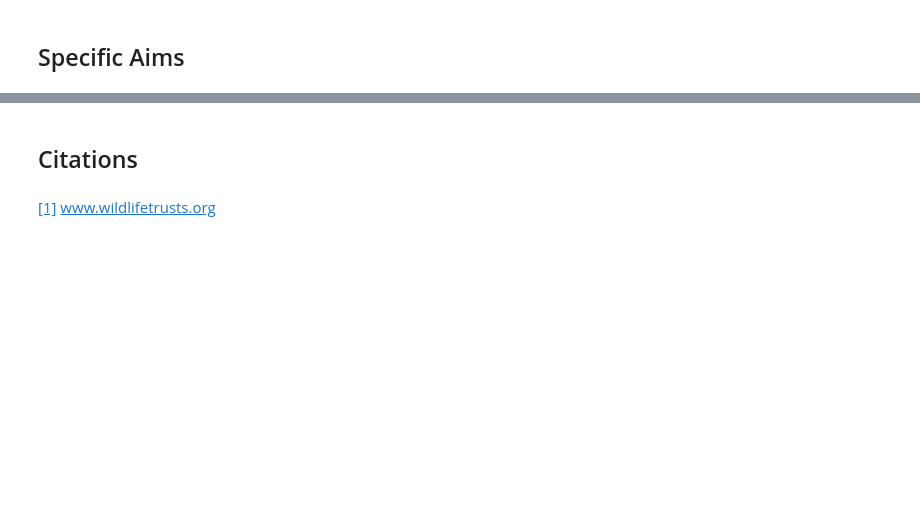
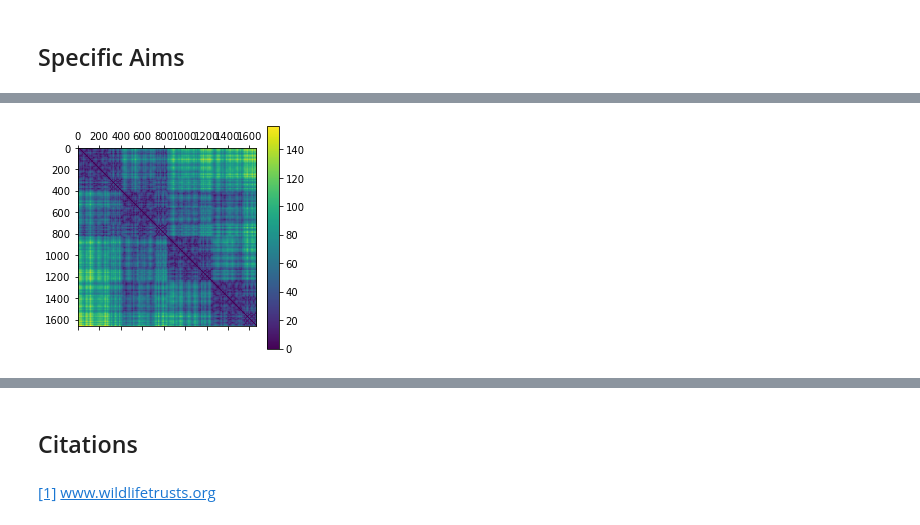
Before and after one commit to mcruggiero/KLH_Research, a Jupyter notebook: Key Hole Limpet Hemocyanin.ipynb, the cells around one changed output, grey strips where cells are left out. Drawn from its saved outputs; the diff is of its cells as text; code cells hidden in the pictures; blank space fills up the shorter version.

```diff
--- a/Key Hole Limpet Hemocyanin.ipynb
+++ b/Key Hole Limpet Hemocyanin.ipynb
@@ -13,0 +164,6 @@ The goal of this work will be two-fold.  First, this work aims to understand the
+# %%
+# Modified from code at https://warwick.ac.uk/fac/sci/moac/people/students/peter_cock/python/protein_contact_map/
+def calc_alpha_distance(r_1, r_2, p_dict):
+    """Take key values from protein dict and calcualtes distance"""
+    diff_vect = p_dict[r_1]["np_coord"] - p_dict[r_2]["np_coord"]
+    return np.sqrt(np.sum(diff_vect * diff_vect))
@@ -13,0 +363,30 @@ The goal of this work will be two-fold.  First, this work aims to understand the
+# %%
+def calc_residue_dist(residue_one, residue_two) :
+    """Returns the C-alpha distance between two residues"""
+    diff_vector  = residue_one["CA"].coord - residue_two["CA"].coord
+    return np.sqrt(np.sum(diff_vector * diff_vector))
+
+def calc_dist_matrix(chain_one, chain_two) :
+    """Returns a matrix of C-alpha distances between two chains"""
+    answer = np.zeros((len(chain_one), len(chain_two)), np.float)
+    for row, residue_one in enumerate(chain_one) :
+        for col, residue_two in enumerate(chain_two) :
+            answer[row, col] = calc_residue_dist(residue_one, residue_two)
+    return answer
+# %%
+chain = model["A"]
+
+def aa_residues(chain):
+        aa_only = []
+        for i in chain:
+            if i.get_resname() in standard_aa_names:
+                aa_only.append(i)
+        return aa_only
+
+AA_1 = aa_residues(model["A"])
+dist_matrix = calc_dist_matrix(AA_1, AA_1)
+
+import pylab
+pylab.matshow(np.transpose(dist_matrix))
+pylab.colorbar()
+pylab.show()
@@ -13,0 +409,7 @@ The goal of this work will be two-fold.  First, this work aims to understand the
+# %%
+import pylab
+pylab.matshow(np.transpose(dist_matrix))
+pylab.colorbar()
+pylab.show()
+# %% [output]
+[figure, added]
```
Also changed, not shown: parts of 60 cells of this notebook, 6 other files.
